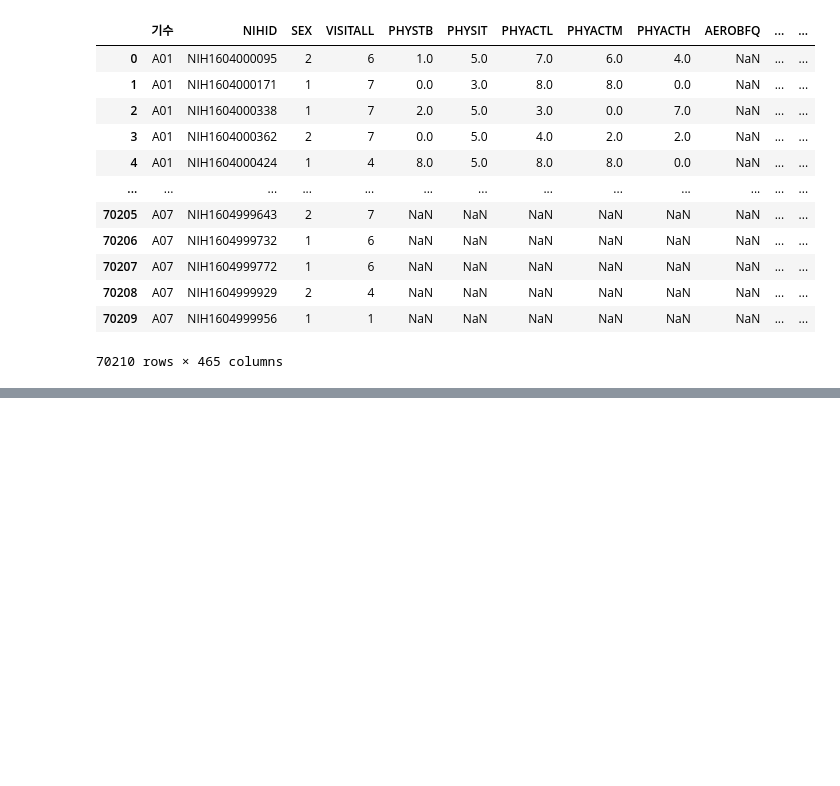
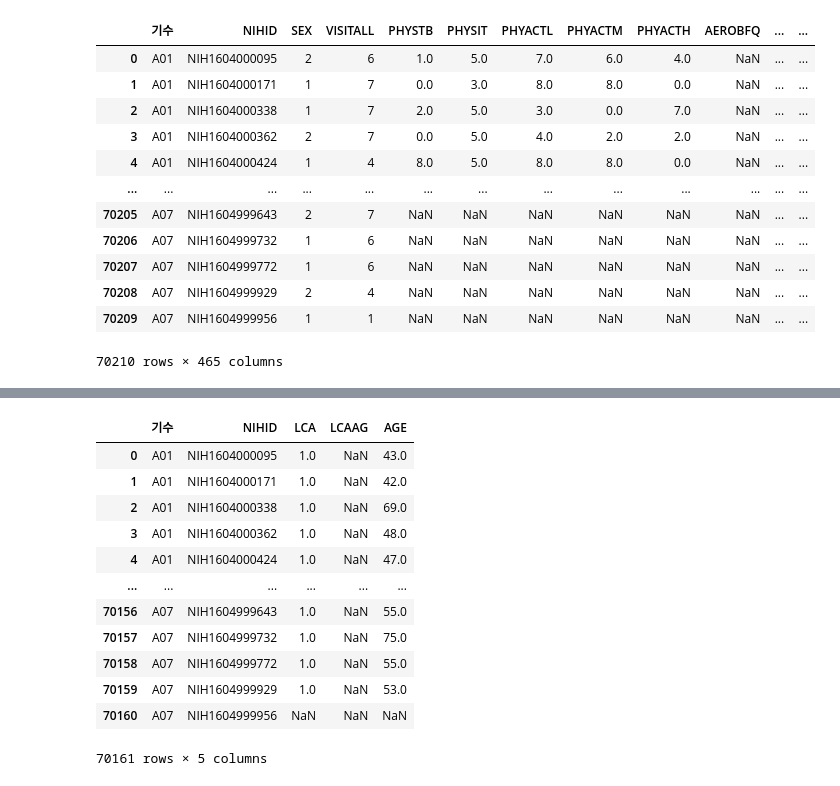
Before and after one commit to ZIO-KIM/SNUlab, a Jupyter notebook: Create Cancer.ipynb, the cells around one changed output, grey strips where cells are left out. Cells and saved outputs as stored; diff of their text form; code cells hidden in the pictures; blank space fills up the shorter version.

```diff
--- a/Create Cancer.ipynb
+++ b/Create Cancer.ipynb
@@ -80,18 +80,18 @@ thyca = final[['기수', 'NIHID', 'THYCA', 'THYCAAG', 'AGE']].copy()
 proca = final[['기수', 'NIHID', 'PROCA', 'PROCAAG', 'AGE']].copy()
 gallca = final[['기수', 'NIHID', 'GALLCA', 'GALLCAAG', 'AGE']].copy()
 # %%
-# 자동화 위해 column 명 바꾸기 (temporarily)
+# # 자동화 위해 column 명 바꾸기 (temporarily)
 
-lca.rename(columns = {'LCA' : 'CANCER', 'LCAAG': 'CANCER_AGE'}, inplace = True)
-gca.rename(columns = {'GCA' : 'CANCER', 'GCAAG': 'CANCER_AGE'}, inplace = True)
-hccca.rename(columns = {'HCCCA' : 'CANCER', 'HCCCAAG': 'CANCER_AGE'}, inplace = True)
-colca.rename(columns = {'COLCA' : 'CANCER', 'COLCAAG': 'CANCER_AGE'}, inplace = True)
-paca.rename(columns = {'PACA' : 'CANCER', 'PACAAG': 'CANCER_AGE'}, inplace = True)
-utca.rename(columns = {'UTCA' : 'CANCER', 'UTCAAG': 'CANCER_AGE'}, inplace = True)
-brca.rename(columns = {'BRCA' : 'CANCER', 'BRCAAG': 'CANCER_AGE'}, inplace = True)
-thyca.rename(columns = {'THYCA' : 'CANCER', 'THYCAAG': 'CANCER_AGE'}, inplace = True)
-proca.rename(columns = {'PROCA' : 'CANCER', 'PROCAAG': 'CANCER_AGE'}, inplace = True)
-gallca.rename(columns = {'GALLCA' : 'CANCER', 'GALLCAAG': 'CANCER_AGE'}, inplace = True)
+# lca.rename(columns = {'LCA' : 'CANCER', 'LCAAG': 'CANCER_AGE'}, inplace = True)
+# gca.rename(columns = {'GCA' : 'CANCER', 'GCAAG': 'CANCER_AGE'}, inplace = True)
+# hccca.rename(columns = {'HCCCA' : 'CANCER', 'HCCCAAG': 'CANCER_AGE'}, inplace = True)
+# colca.rename(columns = {'COLCA' : 'CANCER', 'COLCAAG': 'CANCER_AGE'}, inplace = True)
+# paca.rename(columns = {'PACA' : 'CANCER', 'PACAAG': 'CANCER_AGE'}, inplace = True)
+# utca.rename(columns = {'UTCA' : 'CANCER', 'UTCAAG': 'CANCER_AGE'}, inplace = True)
+# brca.rename(columns = {'BRCA' : 'CANCER', 'BRCAAG': 'CANCER_AGE'}, inplace = True)
+# thyca.rename(columns = {'THYCA' : 'CANCER', 'THYCAAG': 'CANCER_AGE'}, inplace = True)
+# proca.rename(columns = {'PROCA' : 'CANCER', 'PROCAAG': 'CANCER_AGE'}, inplace = True)
+# gallca.rename(columns = {'GALLCA' : 'CANCER', 'GALLCAAG': 'CANCER_AGE'}, inplace = True)
 # %%
 # cancer list
 
@@ -123,0 +131,16 @@ lca
+# %%
+new_cancer_list[0]
+# %% [output]
+|  | 기수 | NIHID | LCA | LCAAG | AGE |
+| 0 | A01 | NIH1604000095 | 1.0 | NaN | 43.0 |
+| 1 | A01 | NIH1604000171 | 1.0 | NaN | 42.0 |
+| 2 | A01 | NIH1604000338 | 1.0 | NaN | 69.0 |
+| 3 | A01 | NIH1604000362 | 1.0 | NaN | 48.0 |
+| 4 | A01 | NIH1604000424 | 1.0 | NaN | 47.0 |
+| ... | ... | ... | ... | ... | ... |
+| 70156 | A07 | NIH1604999643 | 1.0 | NaN | 55.0 |
+| 70157 | A07 | NIH1604999732 | 1.0 | NaN | 75.0 |
+| 70158 | A07 | NIH1604999772 | 1.0 | NaN | 55.0 |
+| 70159 | A07 | NIH1604999929 | 1.0 | NaN | 53.0 |
+| 70160 | A07 | NIH1604999956 | NaN | NaN | NaN |
+70161 rows × 5 columns
```
Also changed, not shown: parts of 18 cells of this notebook, 5 other files.
